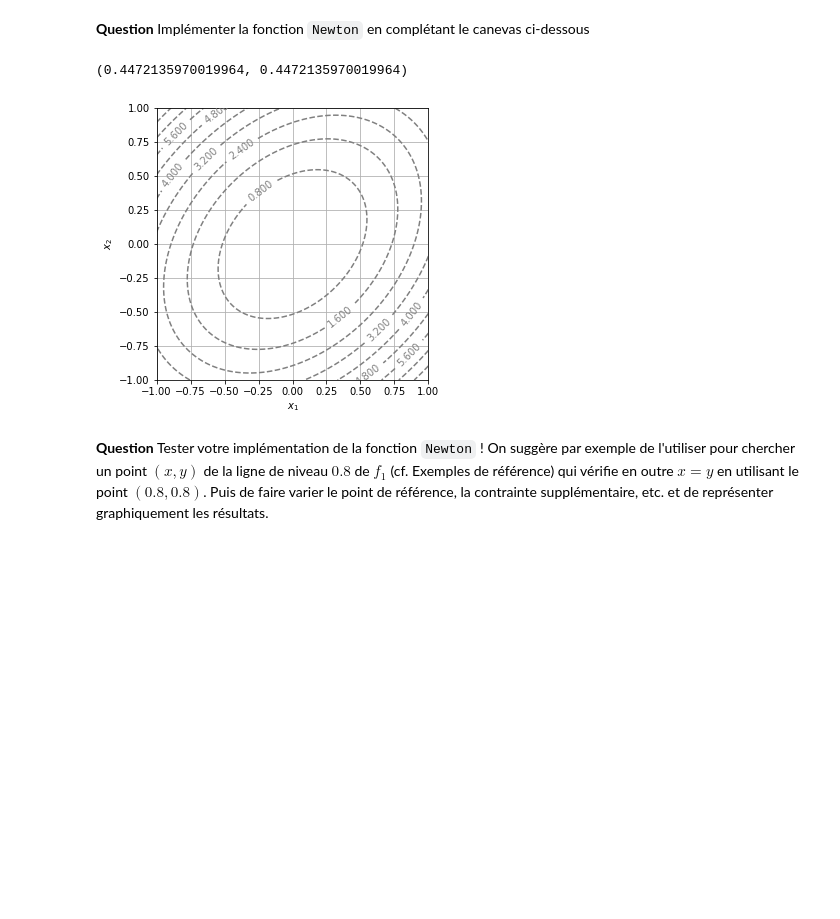
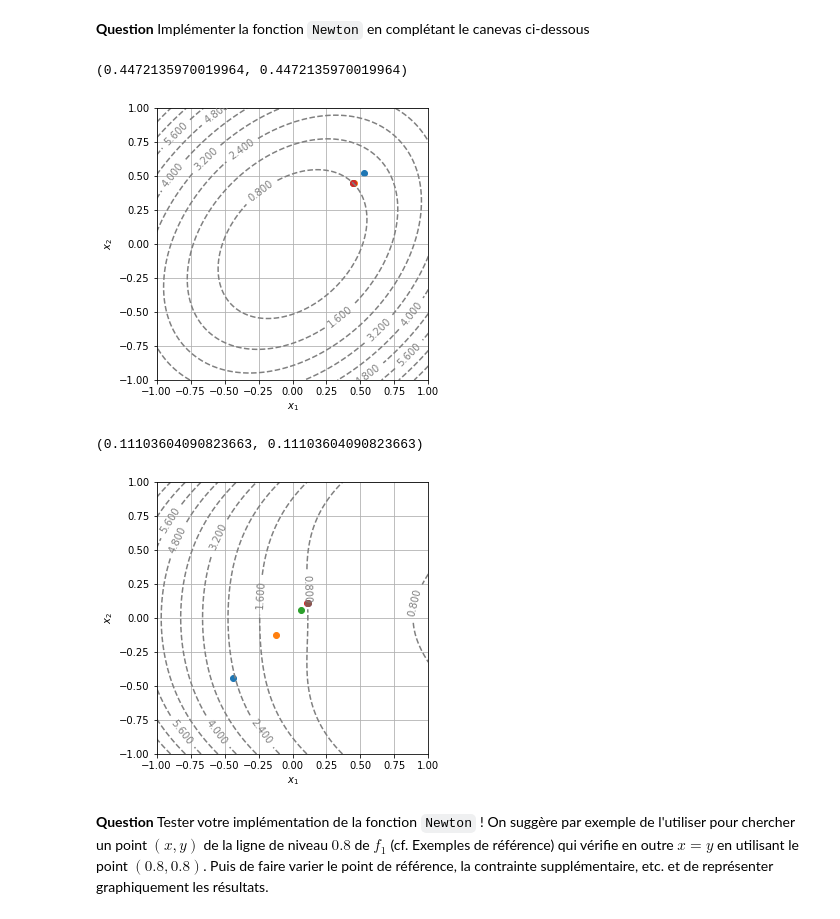
Before and after one commit to WatchfulCoder/projet-numerique-CD, a Jupyter notebook: projet-maths-info.ipynb, the cells around one changed output. Drawn from its saved outputs; the diff is of its cells as text; code cells hidden in the pictures; blank space fills up the shorter version.

```diff
--- a/projet-maths-info.ipynb
+++ b/projet-maths-info.ipynb
@@ -205,11 +210,30 @@ def F1(x, y):
     return np.array([f1(x, y) - c, x - y])
 
 # print(Newton(F1, -0.8, -0.8))
-print(Newton(F1, 0.8, 0.8))
+print(Newton(F1, 0.8, 0.8, debug=True))
 # Newton(F1, 0.9, -0.9)
 # %% [output]
 (0.4472135970019964, 0.4472135970019964)
-[figure, old version]
+[figure, new version]
+# %%
+display_contour(
+    f2,
+    x=np.linspace(-1.0, 1.0, 100),
+    y=np.linspace(-1.0, 1.0, 100),
+    levels=10 # 10 levels, automatically selected
+)
+
+
+def F2(x, y):
+    c = 0.8
+    return np.array([f2(x, y) - c, x - y])
+
+# print(Newton(F1, -0.8, -0.8))
+print(Newton(F2, 0.8, 0.8, debug=True))
+# Newton(F1, 0.9, -0.9)
+# %% [output]
+(0.11103604090823663, 0.11103604090823663)
+[figure, added]
 # %% [markdown]
 **Question** Tester votre implémentation de la fonction `Newton` ! On suggère par exemple de l'utiliser pour chercher un point $(x, y)$ de la ligne de niveau $0.8$ de $f_1$ (cf. Exemples de référence) qui vérifie en outre $x = y$ en utilisant le point $(0.8, 0.8)$. Puis de faire varier le point de référence, la contrainte supplémentaire, etc. et de représenter graphiquement les résultats.
 # %% [markdown]
```
Also changed, not shown: parts of 7 cells of this notebook.
